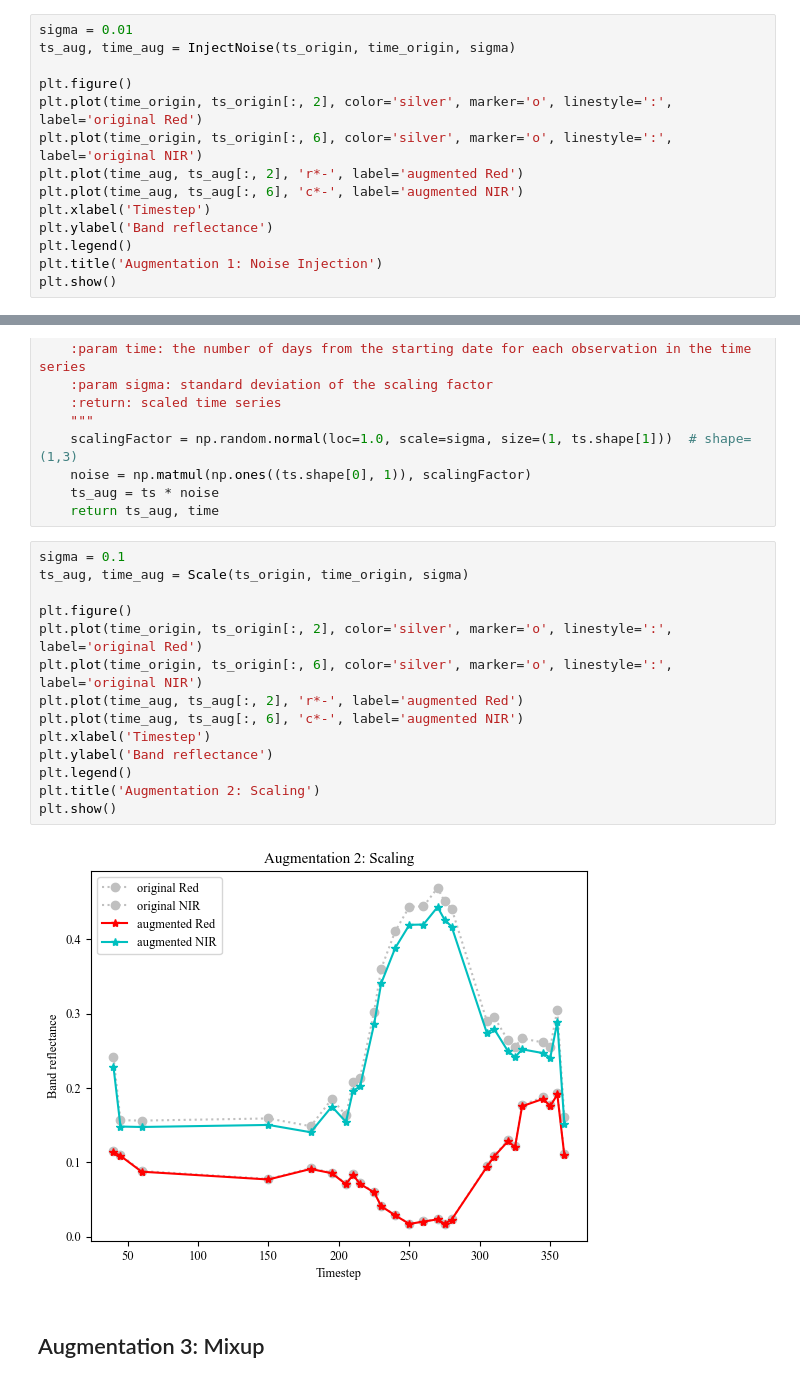
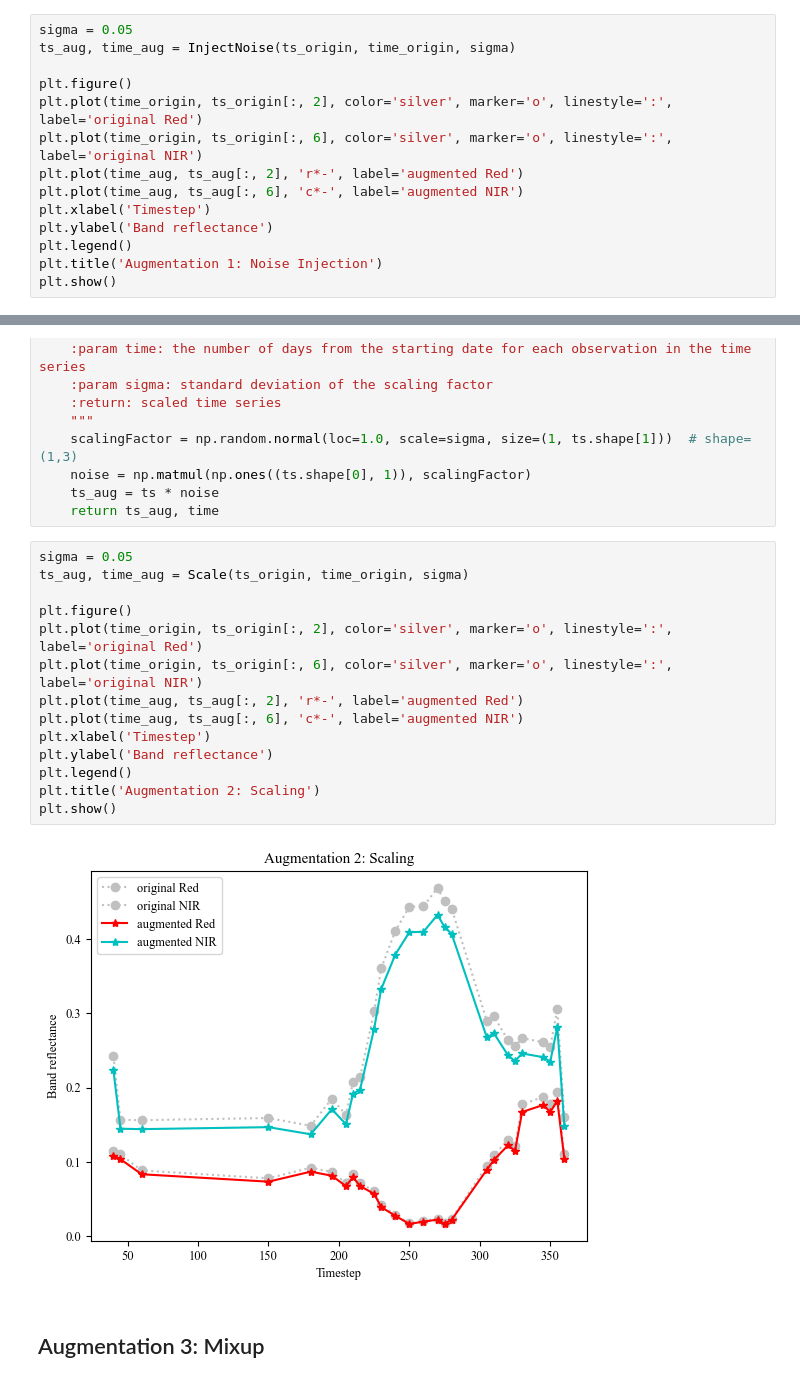
Before and after one commit to linlei1214/SITS-Aug, a Jupyter notebook: Satellite_time_series_augmentation.ipynb, the cells around one changed output, grey strips where cells are left out. Drawn from its saved outputs; the diff is of its cells as text.

```diff
--- a/Satellite_time_series_augmentation.ipynb
+++ b/Satellite_time_series_augmentation.ipynb
@@ -73,7 +73,7 @@ def InjectNoise(ts, time, sigma):
     ts_aug = ts + noise
     return ts_aug, time
 # %%
-sigma = 0.01
+sigma = 0.05
 ts_aug, time_aug = InjectNoise(ts_origin, time_origin, sigma)
 
 plt.figure()
@@ -107,21 +107,21 @@ def Scale(ts, time, sigma):
     ts_aug = ts * noise
     return ts_aug, time
 # %%
-sigma = 0.1
+sigma = 0.05
 ts_aug, time_aug = Scale(ts_origin, time_origin, sigma)
 
 plt.figure()
 plt.plot(time_origin, ts_origin[:, 2], color='silver', marker='o', linestyle=':', label='original Red')
 plt.plot(time_origin, ts_origin[:, 6], color='silver', marker='o', linestyle=':', label='original NIR')
 plt.plot(time_aug, ts_aug[:, 2], 'r*-', label='augmented Red')
 plt.plot(time_aug, ts_aug[:, 6], 'c*-', label='augmented NIR')
 plt.xlabel('Timestep')
 plt.ylabel('Band reflectance')
 plt.legend()
 plt.title('Augmentation 2: Scaling')
 plt.show()
 # %% [output]
-[figure, old version]
+[figure, new version]
 # %% [markdown]
 ## Augmentation 3: Mixup
 # %% [markdown]
```
Also changed, not shown: parts of 11 cells of this notebook.
